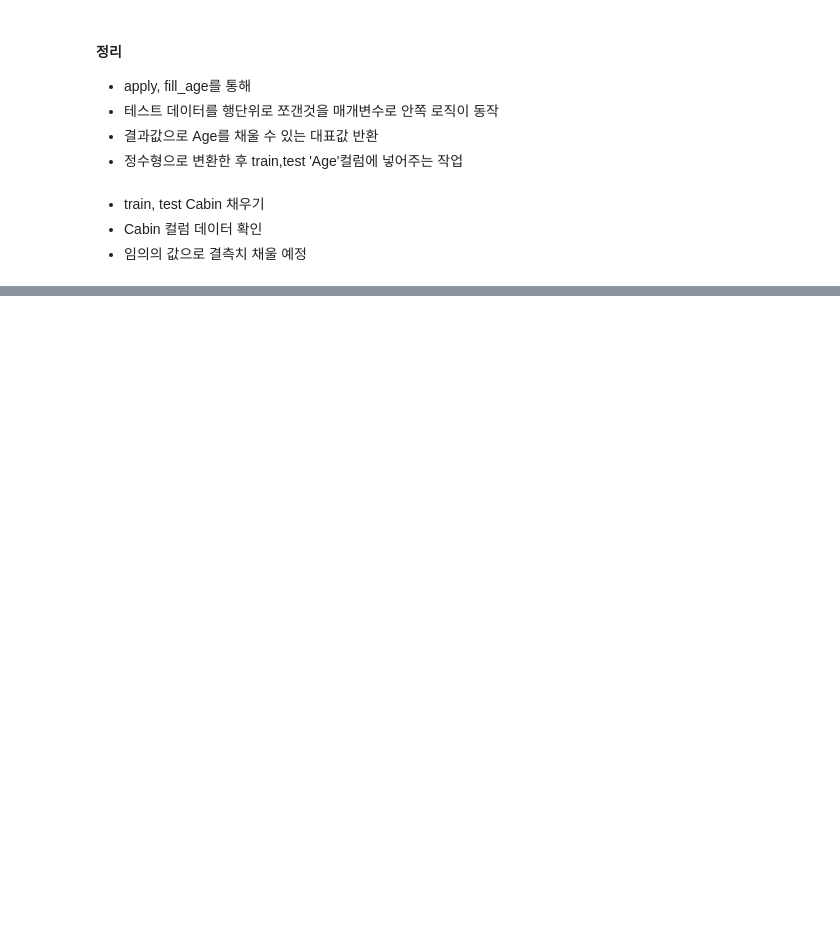
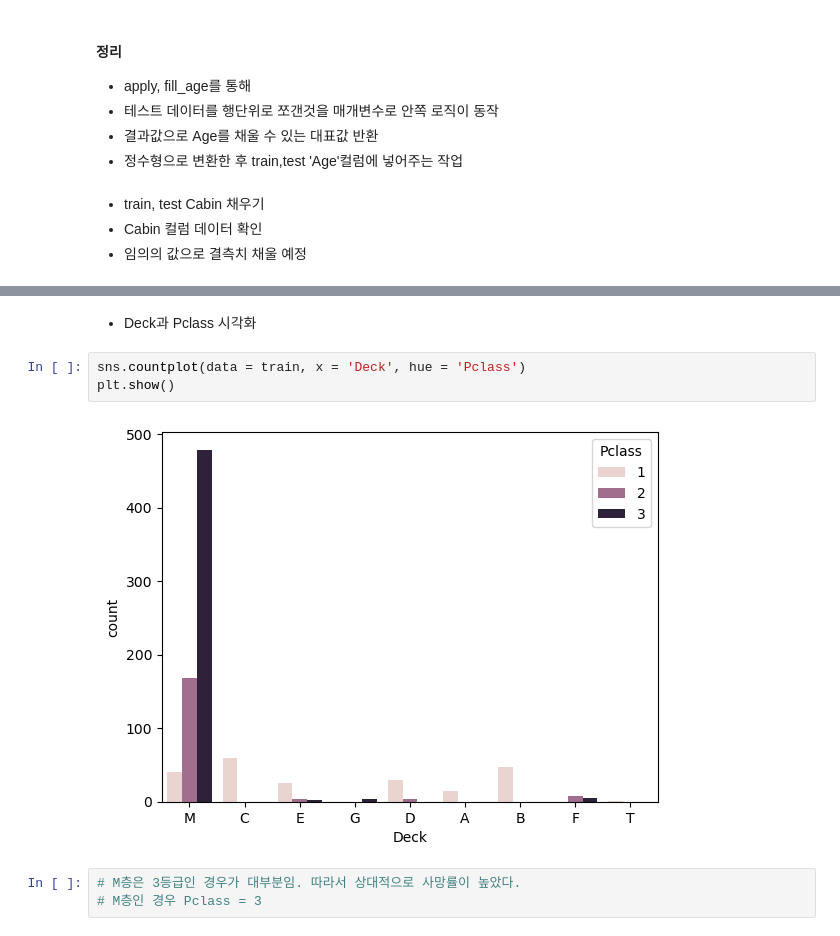
Before and after one commit to copy-del/my-repo, a Jupyter notebook: machin learning/ex04_kaggle 타이타닉 데이터 분석하기.ipynb, the cells around one changed output, grey strips where cells are left out. Saved outputs shown, nothing was run; the diff lists cells and outputs as text; blank space fills up the shorter version.

```diff
--- a/machin learning/ex04_kaggle 타이타닉 데이터 분석하기.ipynb
+++ b/machin learning/ex04_kaggle 타이타닉 데이터 분석하기.ipynb
@@ -399,0 +514,10 @@ array([nan, 'C85', 'C123', 'E46', 'G6', 'C103', 'D56', 'A6',
+# %% [markdown]
+- Deck과 Pclass 시각화
+# %%
+sns.countplot(data = train, x = 'Deck', hue = 'Pclass')
+plt.show()
+# %% [output]
+[figure, added]
+# %%
+# M층은 3등급인 경우가 대부분임. 따라서 상대적으로 사망률이 높았다.
+# M층인 경우 Pclass = 3
```
Also changed, not shown: parts of 53 cells of this notebook.
